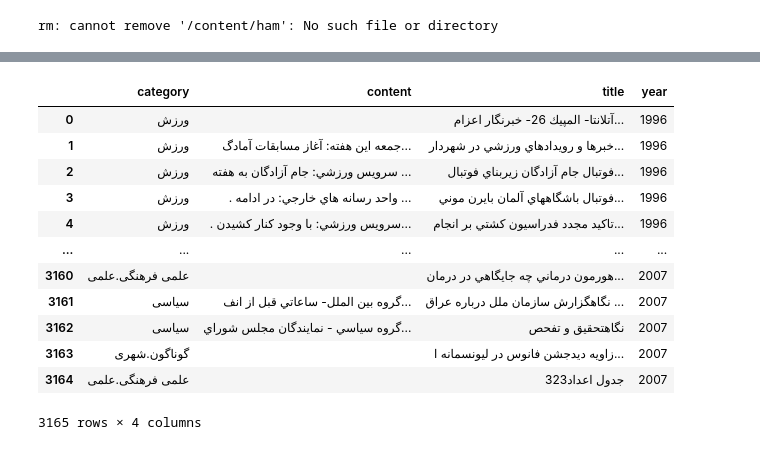
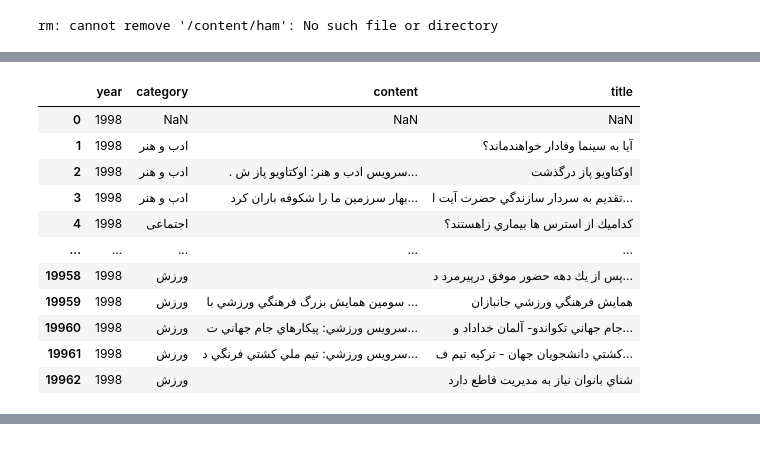
Before and after one commit to arminsoltan/mohaymen, a Jupyter notebook: Phase05/Text_Classification.ipynb, the cells around one changed output, grey strips where cells are left out. Cells and saved outputs as stored; diff of their text form; code cells hidden in the pictures.

```diff
--- a/Phase05/Text_Classification.ipynb
+++ b/Phase05/Text_Classification.ipynb
@@ -34,40 +51,48 @@ FileNotFoundError: ignored
 # %%
 from xml.etree import ElementTree as ET
 import pandas as pd
 import os
 
-original_path = '/content/ham/HAM2'
-csv_path = '/content/ham_csv/HAM2'
-directories = os.listdir(original_path)
+path = '/content/ham/HAM2/1998'
+csv_path = '/content/ham_csv/HAM2/1998'
 cnt = 0
 df = pd.DataFrame()
-for dir in directories:
-  path = original_path + '/' + dir
-  files = os.listdir(path)
-  print(dir)
-  for index, file in enumerate(files):
-    if "xml" not in file:
-      continue
-    try:
-      tree = ET.parse(os.path.join(path, file))
-    except Exception as err:
-      print(file, err)
-      continue
-    root = tree.getroot()
-    df2 = {}
-    for doc in root:
-      for child in doc:
-        if child.tag == 'TEXT':
-          df2['content'] = child.text
-        if child.tag == 'TITLE':
-          df2['title'] = child.text
-        if child.tag == 'CAT' and child.items()[0][1] == 'fa':
-          df2['category'] = child.text
+files = os.listdir(path)
+for index, file in enumerate(files):
+  if "xml" not in file:
+    continue
+  try:
+    tree = ET.parse(os.path.join(path, file))
+  except Exception as err:
+    print(file, err)
+    continue
+  root = tree.getroot()
+  df2 = {}
+  for doc in root:
+    for child in doc:
+      if child.tag == 'TEXT':
+        df2['content'] = child.text
+      if child.tag == 'TITLE':
+        df2['title'] = child.text
+      if child.tag == 'CAT' and child.items()[0][1] == 'fa':
+        df2['category'] = child.text
 
-    df2["year"] = dir
+    df2["year"] = "1998"
     df = df.append(df2, ignore_index=True)
-    df.to_csv(csv_path+"/"+str(index)+".csv")
-    # cnt += 1
+
 df = df.replace('\n', '', regex=True)
+df.to_csv(csv_path+"/"+str(0)+".csv")
 df
 # %% [output]
+|  | year | category | content | title |
+| 0 | 1998 | NaN | NaN | NaN |
+| 1 | 1998 | ادب و هنر |  | آيا به سينما وفادار خواهندماند؟ |
+| 2 | 1998 | ادب و هنر | . سرويس ادب و هنر: اوكتاويو پاز ش... | اوكتاويو پاز درگذشت |
+| 3 | 1998 | ادب و هنر | بهار سرزمين ما را شكوفه باران كرد... | تقديم به سردار سازندگي حضرت آيت ا... |
+| 4 | 1998 | اجتماعی |  | كداميك از استرس ها بيماري زاهستند؟ |
+| ... | ... | ... | ... | ... |
+| 19958 | 1998 | ورزش |  | پس از يك دهه حضور موفق درپيرمرد د... |
+| 19959 | 1998 | ورزش | سومين همايش بزرگ فرهنگي ورزشي با ... | همايش فرهنگي ورزشي جانبازان |
+| 19960 | 1998 | ورزش | سرويس ورزشي: پيكارهاي جام جهاني ت... | جام جهاني تكواندو- آلمان خداداد و... |
+| 19961 | 1998 | ورزش | سرويس ورزشي: تيم ملي كشتي فرنگي د... | كشتي دانشجويان جهان - تركيه تيم ف... |
+| 19962 | 1998 | ورزش |  | شناي بانوان نياز به مديريت قاطع دارد |
@@ -91,13 +99,0 @@ HAM2-070204.xml not well-formed (invalid token): line 1124, column 9
-|  | category | content | title | year |
-| 0 | ورزش |  | آتلانتا- المپيك 26- خبرنگار اعزام... | 1996 |
-| 1 | ورزش | جمعه اين هفته: آغاز مسابقات آمادگ... | خبرها و رويدادهاي ورزشي در شهردار... | 1996 |
-| 2 | ورزش | سرويس ورزشي: جام آزادگان به هفته ... | فوتبال جام آزادگان زيربناي فوتبال... | 1996 |
-| 3 | ورزش | . واحد رسانه هاي خارجي: در ادامه ... | فوتبال باشگاههاي آلمان بايرن موني... | 1996 |
-| 4 | ورزش | . سرويس ورزشي: با وجود كنار كشيدن... | تاكيد مجدد فدراسيون كشتي بر انجام... | 1996 |
-| ... | ... | ... | ... | ... |
-| 3160 | علمی فرهنگی.علمی |  | هورمون درماني چه جايگاهي در درمان... | 2007 |
-| 3161 | سیاسی | گروه بين الملل- ساعاتي قبل از انف... | نگاهگزارش سازمان ملل درباره عراق ... | 2007 |
-| 3162 | سیاسی | گروه سياسي - نمايندگان مجلس شوراي... | نگاهتحقيق و تفحص | 2007 |
-| 3163 | گوناگون.شهری |  | زاويه ديدجشن فانوس در ليونسمانه ا... | 2007 |
-| 3164 | علمی فرهنگی.علمی |  | جدول اعداد323 | 2007 |
-3165 rows × 4 columns
```
Also changed, not shown: parts of 40 cells of this notebook.
